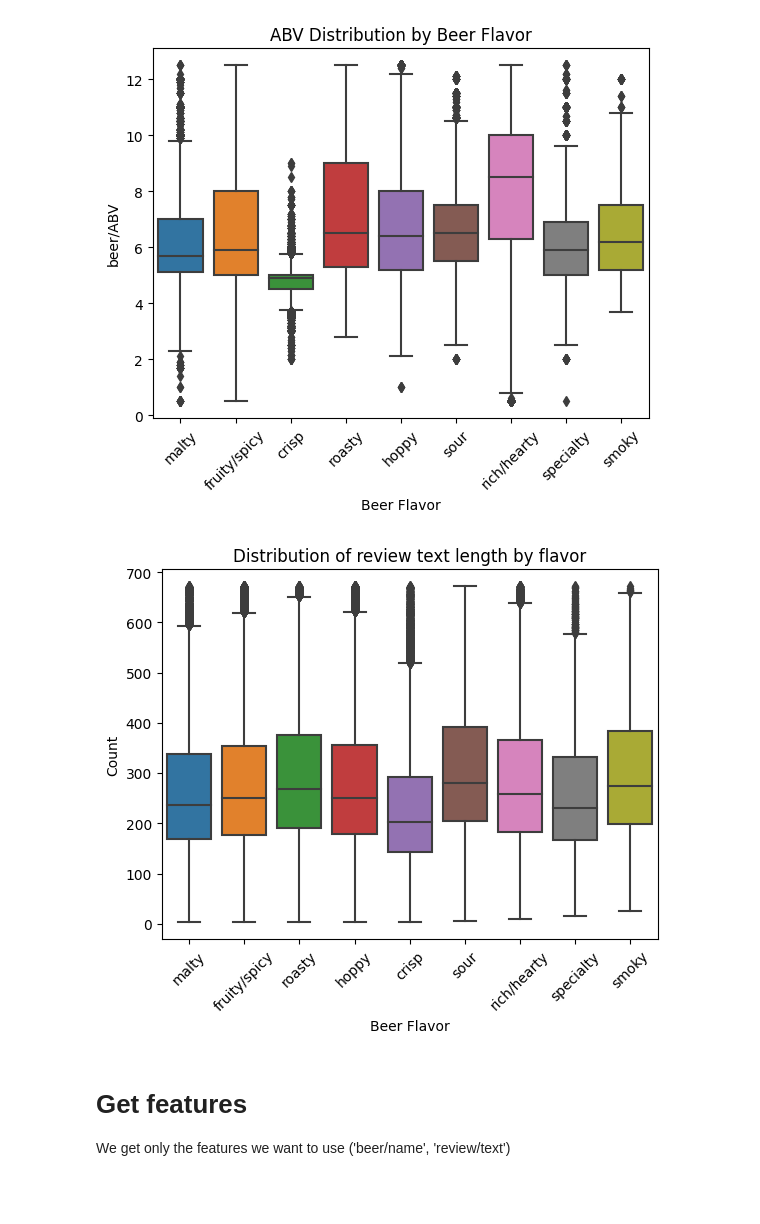
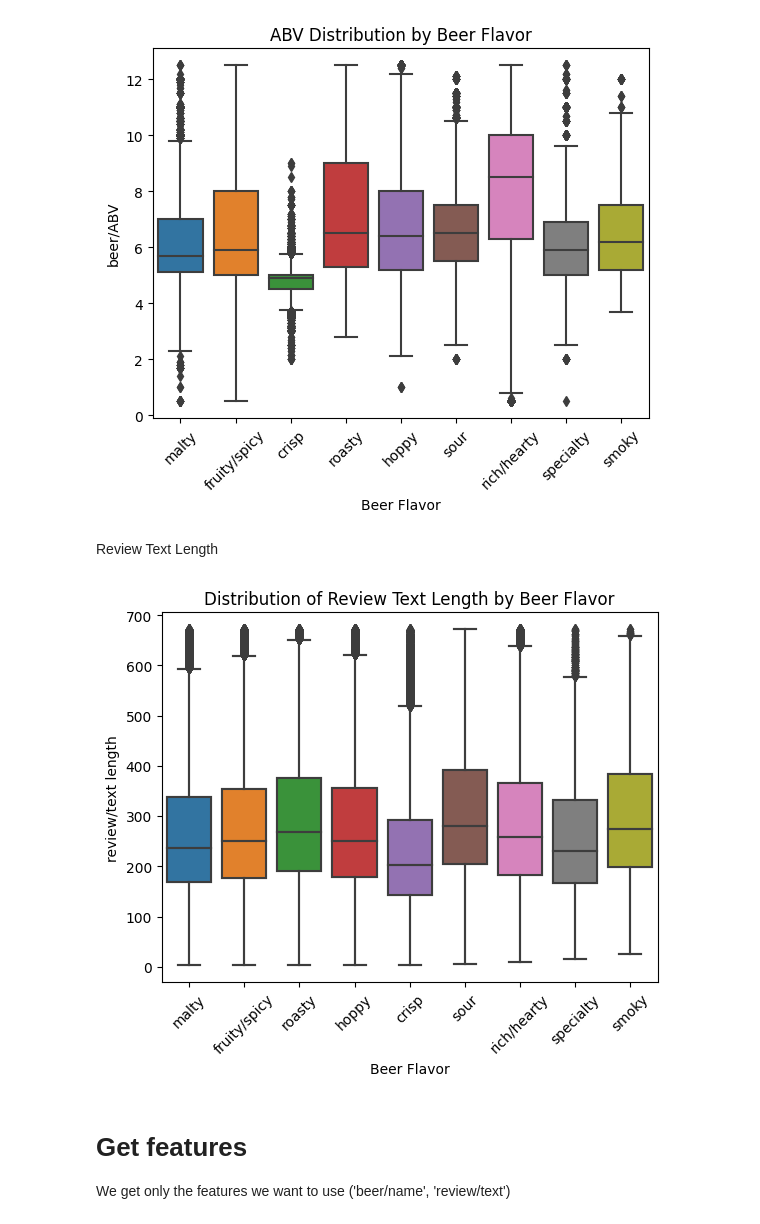
Before and after one commit to EdwardLinS/CSE158-BryanEdwardJesse, a Jupyter notebook: beers/notebook.ipynb, the cells around one changed output. Drawn from its saved outputs; the diff is of its cells as text; code cells hidden in the pictures; blank space fills up the shorter version.

```diff
--- a/beers/notebook.ipynb
+++ b/beers/notebook.ipynb
@@ -175,19 +182,16 @@ noOutlierABVDF = removeOutlierFromDF(beerDF, 'beer/ABV')
 plotBarByFlavor(noOutlierABVDF, 'beer/ABV', 'ABV Distribution by Beer Flavor')
 # %% [output]
 [figure]
+# %% [markdown]
+Review Text Length
 # %%
 beerDF['review/text length'] = beerDF['review/text'].apply(len)
 noOutlierLengthDF = removeOutlierFromDF(beerDF, 'review/text length')
 # %%
 sns.boxplot(data=noOutlierLengthDF, x='beer/flavor', y='review/text length')
-plotBarByFlavor(noOutlierABVDF, 'review/text length', 'Distribution of Review Text Length by Beer flavor')
-plt.title('Distribution of review text length by flavor')
-plt.xlabel('Beer Flavor')
-plt.ylabel('Count')
-plt.xticks(rotation=45)
-plt.show()
+plotBarByFlavor(noOutlierLengthDF, 'review/text length', 'Distribution of Review Text Length by Beer Flavor')
 # %% [output]
-[figure, old version]
+[figure, new version]
 # %% [markdown]
 # Get features
 We get only the features we want to use ('beer/name', 'review/text')
```
Also changed, not shown: parts of 12 cells of this notebook.
